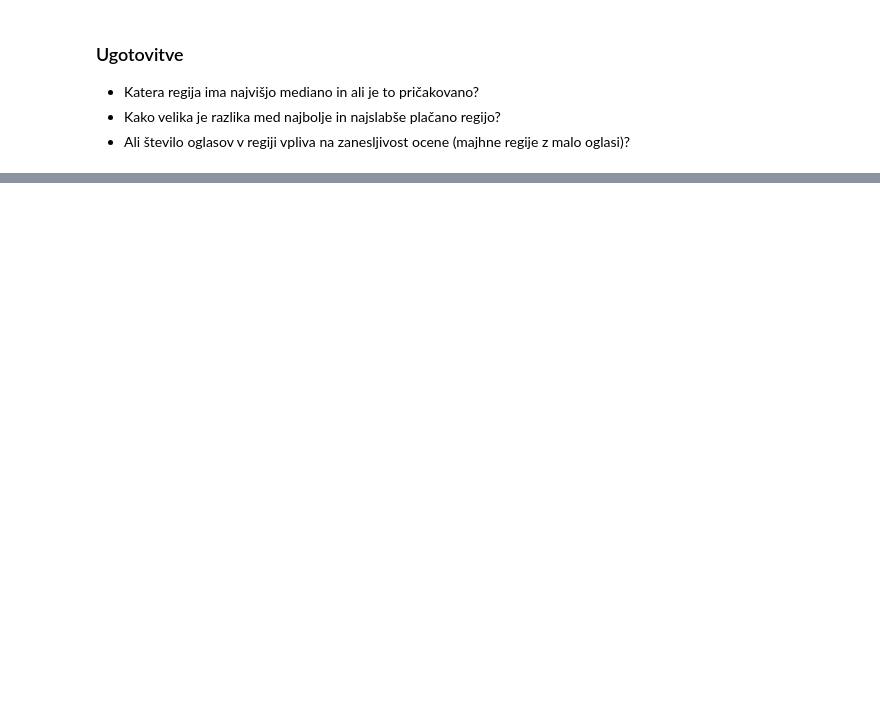
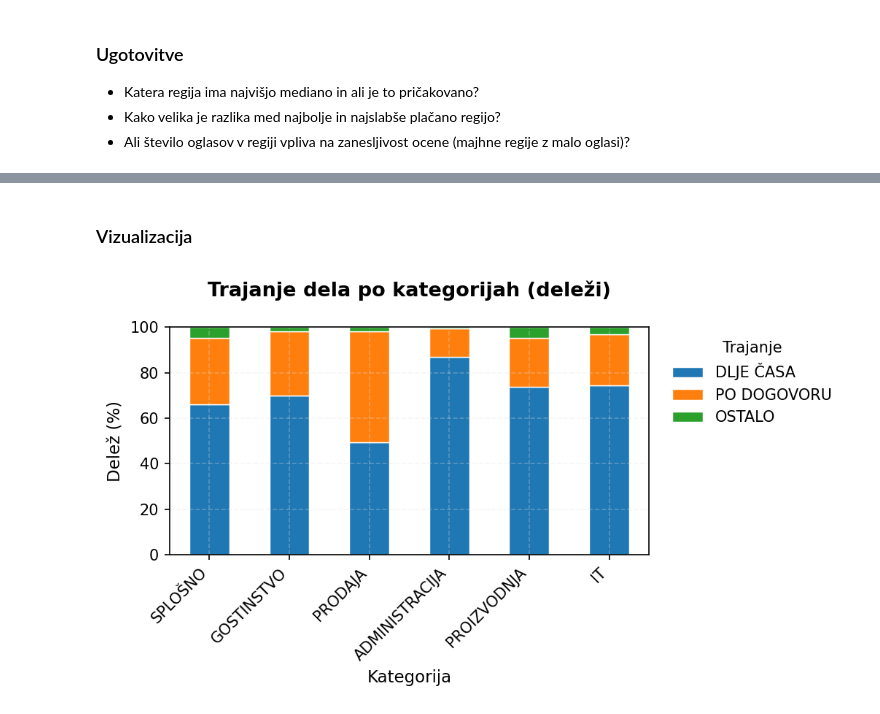
Before and after one commit to svenko99/PR2608, a Jupyter notebook: src/notebook/rezultati.ipynb, the cells around one changed output, grey strips where cells are left out. Drawn from its saved outputs; the diff is of its cells as text; code cells hidden in the pictures; blank space fills up the shorter version.

```diff
--- a/src/notebook/rezultati.ipynb
+++ b/src/notebook/rezultati.ipynb
@@ -727,0 +814,43 @@ plt.show()
+# %% [markdown]
+### Vizualizacija
+# %%
+pivot_pct = result_table[["Dlje časa", "Po dogovoru", "Ostalo"]].copy()
+#pretvorba deležev v float
+pivot_pct = pivot_pct.apply(lambda col: col.astype(str)
+                                      .str.extract(r'\((.*?)%\)', expand=False)
+                                      .str.replace(',', '.')
+                                      .astype(float))
+
+pivot_pct.columns = ["DLJE ČASA", "PO DOGOVORU", "OSTALO"]
+
+
+category_order = ["SPLOŠNO", "GOSTINSTVO", "PRODAJA", "ADMINISTRACIJA", "PROIZVODNJA", "IT"]
+pivot_pct = pivot_pct.reindex(category_order)
+
+plot_data = pivot_pct.dropna(how='all')
+
+ax = plot_data.plot(
+    kind="bar",
+    stacked=True,
+    color=COLORS[:3],
+    edgecolor='white',
+    linewidth=0.7
+)
+
+plt.title("Trajanje dela po kategorijah (deleži)", pad=20)
+plt.xlabel("Kategorija")
+plt.ylabel("Delež (%)")
+plt.ylim(0, 100)
+
+plt.legend(
+    title="Trajanje",
+    bbox_to_anchor=(1.02, 1),
+    loc='upper left',
+    frameon=False
+)
+
+plt.xticks(rotation=45, ha='right')
+plt.tight_layout()
+plt.show()
+# %% [output]
+[figure, added]
```
Also changed, not shown: parts of 10 cells of this notebook.
